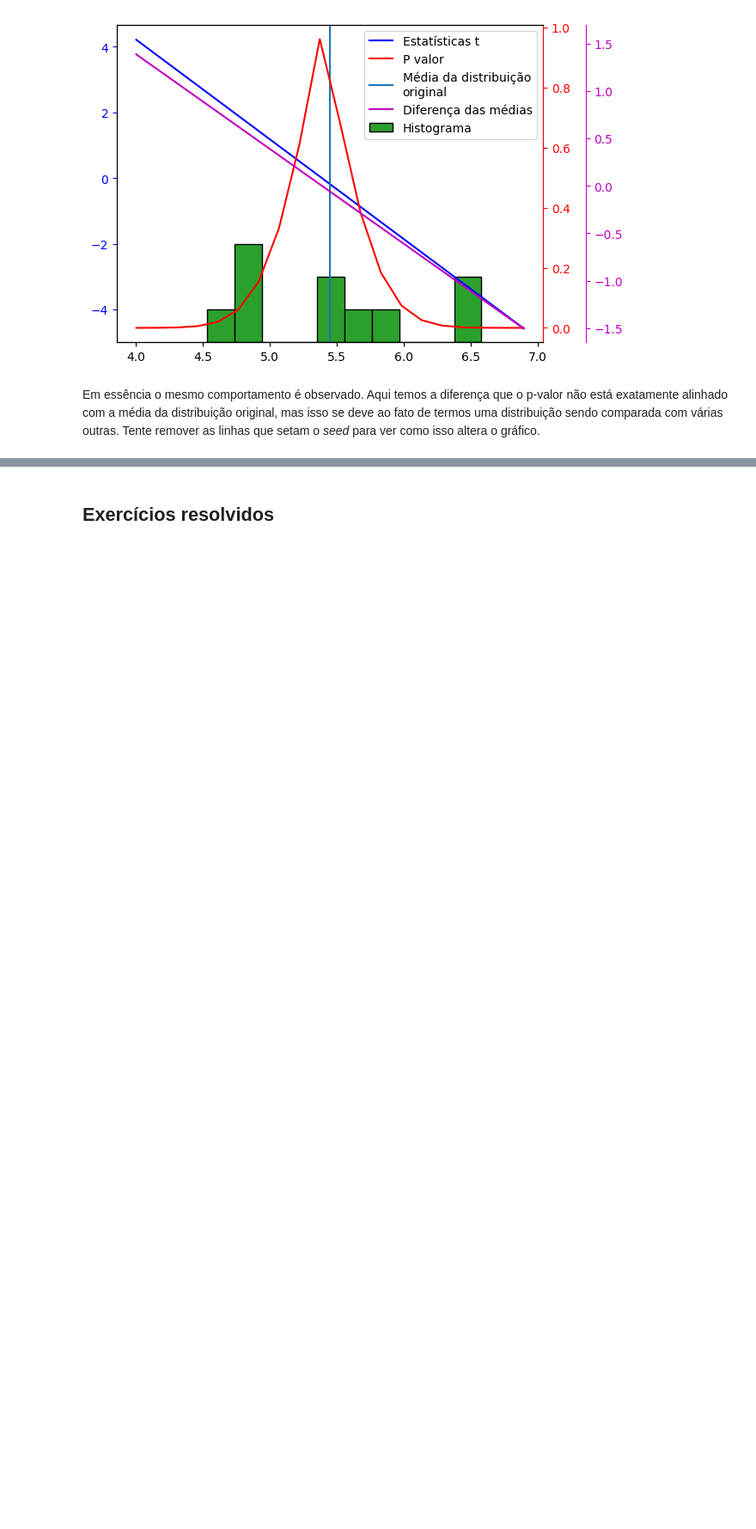
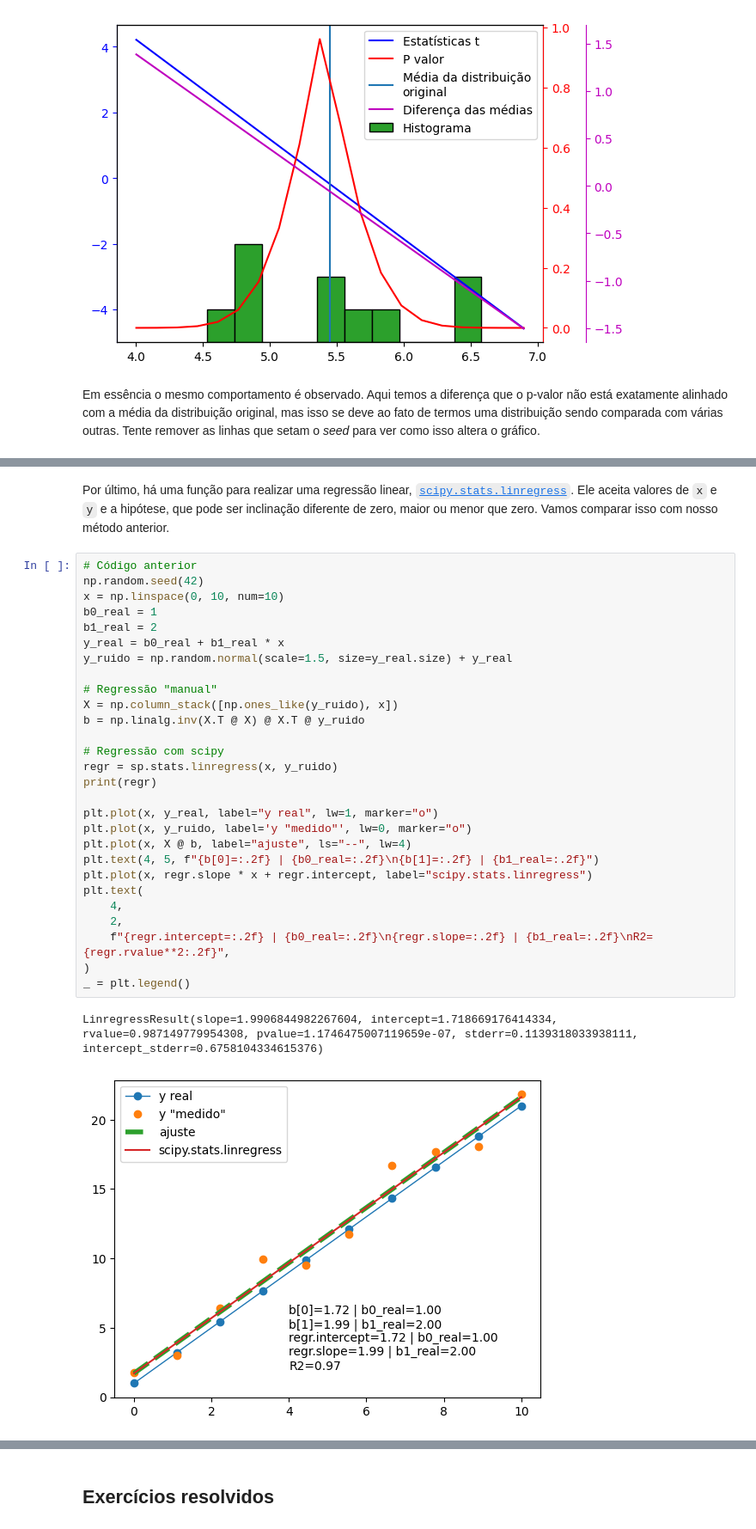
Before and after one commit to KarlClinckspoor/CursoPython, a Jupyter notebook: Capítulos/Capítulo08/Tour dos principais pacotes científicos.ipynb, the cells around one changed output, grey strips where cells are left out. Shown at 86% size. Drawn from its saved outputs; the diff is of its cells as text; blank space fills up the shorter version.

```diff
--- a/Capítulos/Capítulo08/Tour dos principais pacotes científicos.ipynb
+++ b/Capítulos/Capítulo08/Tour dos principais pacotes científicos.ipynb
@@ -2944,0 +2988,33 @@ Em essência o mesmo comportamento é observado. Aqui temos a diferença que o p
+# %% [markdown]
+Por último, há uma função para realizar uma regressão linear, [`scipy.stats.linregress`](https://docs.scipy.org/doc/scipy/reference/generated/scipy.stats.linregress.html#scipy.stats.linregress). Ele aceita valores de `x` e `y` e a hipótese, que pode ser inclinação diferente de zero, maior ou menor que zero. Vamos comparar isso com nosso método anterior.
+# %%
+# Código anterior
+np.random.seed(42)
+x = np.linspace(0, 10, num=10)
+b0_real = 1
+b1_real = 2
+y_real = b0_real + b1_real * x
+y_ruido = np.random.normal(scale=1.5, size=y_real.size) + y_real
+
+# Regressão "manual"
+X = np.column_stack([np.ones_like(y_ruido), x])
+b = np.linalg.inv(X.T @ X) @ X.T @ y_ruido
+
+# Regressão com scipy
+regr = sp.stats.linregress(x, y_ruido)
+print(regr)
+
+plt.plot(x, y_real, label="y real", lw=1, marker="o")
+plt.plot(x, y_ruido, label='y "medido"', lw=0, marker="o")
+plt.plot(x, X @ b, label="ajuste", ls="--", lw=4)
+plt.text(4, 5, f"{b[0]=:.2f} | {b0_real=:.2f}\n{b[1]=:.2f} | {b1_real=:.2f}")
+plt.plot(x, regr.slope * x + regr.intercept, label="scipy.stats.linregress")
+plt.text(
+    4,
+    2,
+    f"{regr.intercept=:.2f} | {b0_real=:.2f}\n{regr.slope=:.2f} | {b1_real=:.2f}\nR2={regr.rvalue**2:.2f}",
+)
+_ = plt.legend()
+# %% [output]
+LinregressResult(slope=1.9906844982267604, intercept=1.718669176414334, rvalue=0.987149779954308, pvalue=1.1746475007119659e-07, stderr=0.1139318033938111, intercept_stderr=0.6758104334615376)
+[figure, added]
```
Also changed, not shown: parts of 10 cells of this notebook, 1 other file.
